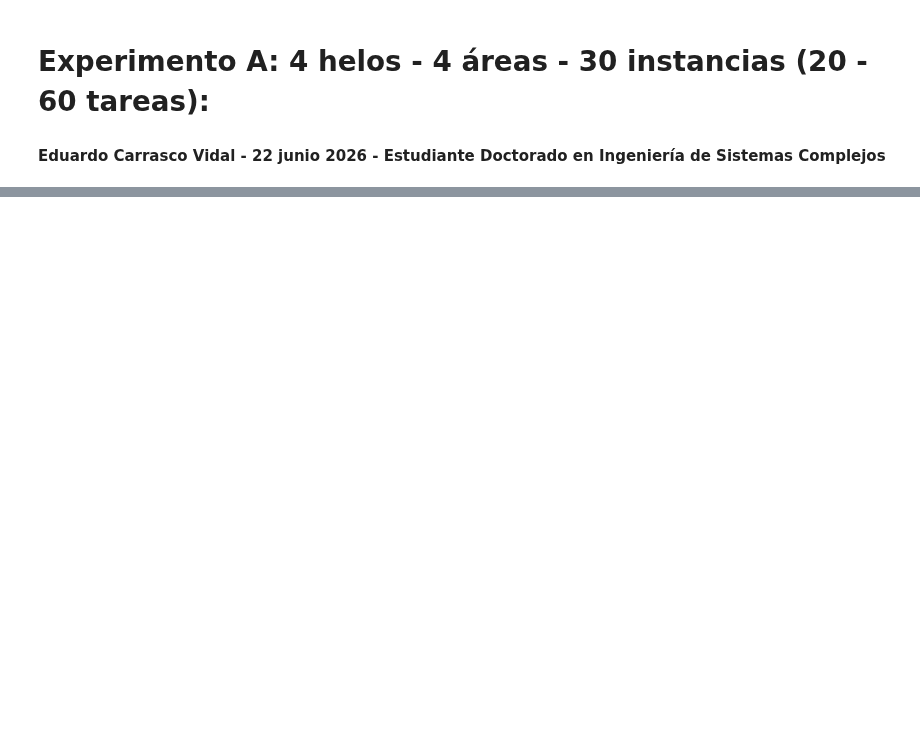
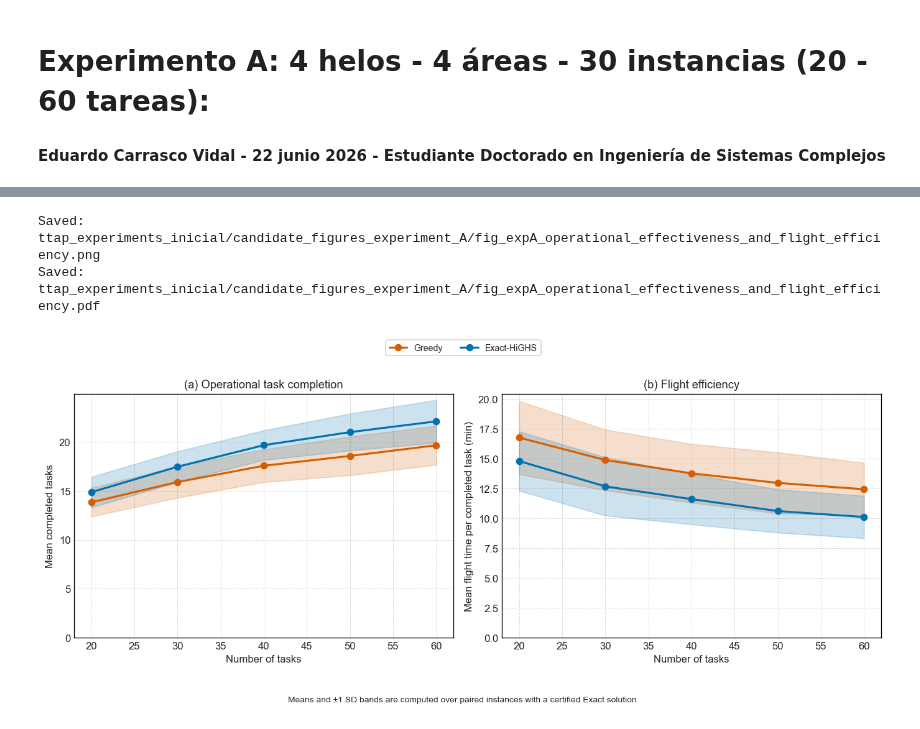
Before and after one commit to educarrascov/DISC_TESIS, a Jupyter notebook: Resuelto para Paper Doctoral/20260621_Escalamiento_inicial.ipynb, the cells around one changed output, grey strips where cells are left out. Drawn from its saved outputs; the diff is of its cells as text; code cells hidden in the pictures; blank space fills up the shorter version.

```diff
--- a/Resuelto para Paper Doctoral/20260621_Escalamiento_inicial.ipynb
+++ b/Resuelto para Paper Doctoral/20260621_Escalamiento_inicial.ipynb
@@ -2334,0 +3208,73 @@ print(OUTPUT_DIR / "task_logs_scaling_default_nodes.csv")
+# %%
+# ============================================================
+# FIGURE A3 — OPERATIONAL EFFECTIVENESS AND FLIGHT EFFICIENCY
+# ============================================================
+
+fig, axes = plt.subplots(
+    1,
+    2,
+    figsize=(11.5, 4.6),
+)
+
+plot_paired_metric_A(
+    ax=axes[0],
+    metric="Physical Completed Tasks",
+    ylabel="Mean completed tasks",
+    annotate_coverage=True,
+)
+
+axes[0].set_title(
+    "(a) Operational task completion"
+)
+
+plot_paired_metric_A(
+    ax=axes[1],
+    metric="Flight Time per Completed Task",
+    ylabel="Mean flight time per completed task (min)",
+    annotate_coverage=False,
+)
+
+axes[1].set_title(
+    "(b) Flight efficiency"
+)
+
+handles, labels = (
+    axes[0].get_legend_handles_labels()
+)
+
+fig.legend(
+    handles,
+    labels,
+    loc="upper center",
+    bbox_to_anchor=(0.5, 1.035),
+    ncol=2,
+    frameon=True,
+)
+
+fig.text(
+    0.5,
+    -0.015,
+    (
+        "Means and ±1 SD bands are computed over paired "
+        "instances with a certified Exact solution."
+    ),
+    ha="center",
+    va="top",
+    fontsize=8.3,
+)
+
+fig.tight_layout(
+    rect=[0, 0.045, 1, 0.94]
+)
+
+save_expA_figure(
+    fig,
+    (
+        "fig_expA_operational_effectiveness_"
+        "and_flight_efficiency"
+    ),
+)
+# %% [output]
+Saved: ttap_experiments_inicial/candidate_figures_experiment_A/fig_expA_operational_effectiveness_and_flight_efficiency.png
+Saved: ttap_experiments_inicial/candidate_figures_experiment_A/fig_expA_operational_effectiveness_and_flight_efficiency.pdf
+[figure, added]
```
Also changed, not shown: parts of 24 cells of this notebook, 21 other files.
